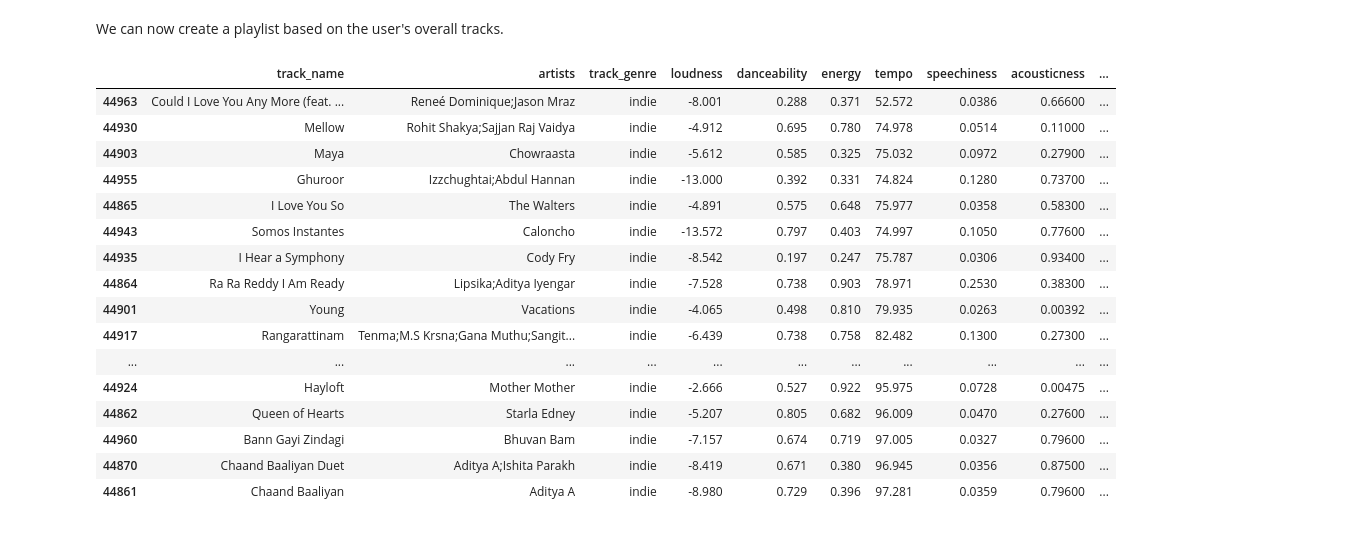
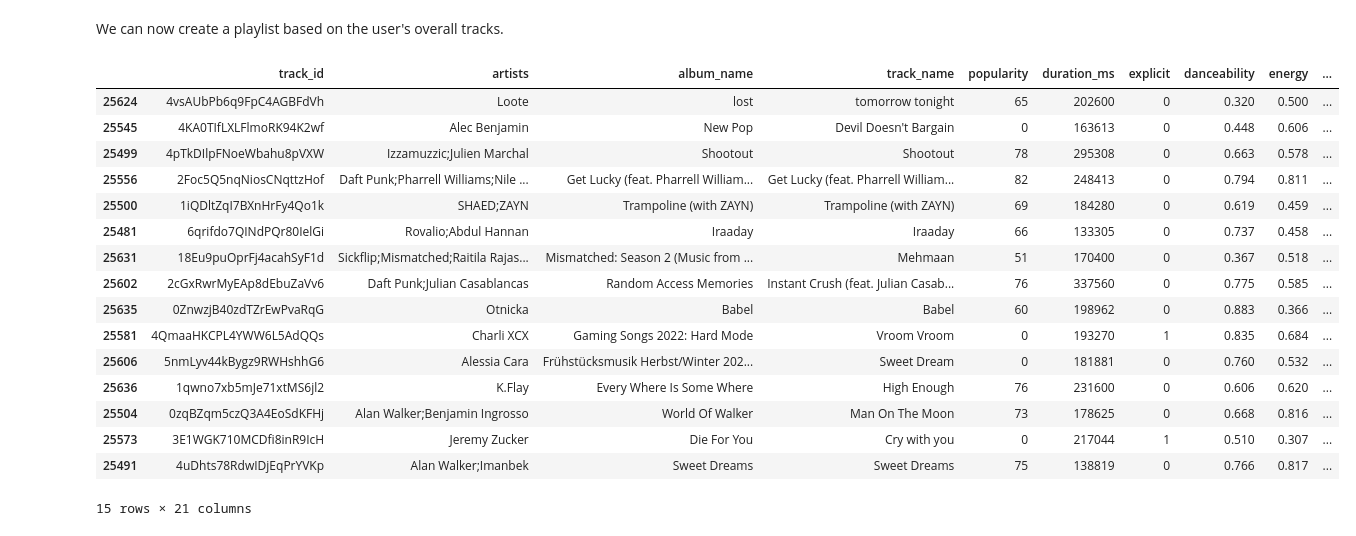
Before and after one commit to avajts/pic16b_project, a Jupyter notebook: music_rec.ipynb, the cells around one changed output. Cells and saved outputs as stored; diff of their text form; code cells hidden in the pictures.

Commit message:
Updated recommendation system
-Added playlist-based song recommendation system (doesn't need to be implemented to UI just for testing)
-Updated recommend_songs()

```diff
--- a/music_rec.ipynb
+++ b/music_rec.ipynb
@@ -166,10 +169,3 @@ df_users_PandT.head(10)
 | 7 | 1rHNyjILyZMYPqtUBrK6aa | Another Indie Playlist | skeletongurlgame | Ava.jts | 1rHNyjILyZMYPqtUBrK6aa | 40iocOzytrqaRn5RbGPDNp | 0.0 | 4uNgt1uQs6wZRm4giB3shX | ... |
 | 8 | 1rHNyjILyZMYPqtUBrK6aa | Another Indie Playlist | skeletongurlgame | Ava.jts | 1rHNyjILyZMYPqtUBrK6aa | 2RJfK2pOvGpnxC255YOy5k | 0.0 | 1c9Sx7XdXuMptGyfCB6hHs | ... |
 | 9 | 1rHNyjILyZMYPqtUBrK6aa | Another Indie Playlist | skeletongurlgame | Ava.jts | 1rHNyjILyZMYPqtUBrK6aa | 0w5Bdu51Ka25Pf3hojsKHh | 0.0 | 1c9Sx7XdXuMptGyfCB6hHs | ... |
-# %%
-scaler_test = StandardScaler()
-user_df[['track_genre_encoded', 'tempo', 'energy', 'liveness']] = scaler_test.fit_transform(user_df[['track_genre_encoded', 'tempo', 'energy', 'liveness']])
-
-# Create a NearestNeighbors model
-knn_model = NearestNeighbors(n_neighbors=5, algorithm='ball_tree') # Adjust n_neighbors (k)
-knn_model.fit(user_df[['track_genre_encoded', 'tempo', 'energy', 'liveness']])
@@ -276,37 +197,12 @@ df_five_songs.plot.scatter(x='liveness', y='energy', title='Song Genre Scatterpl
 ## Get Playlist Recommendation
 # %%
 # Select relevant numerical features from our user's songs
-features = ['danceability', 'energy', 'tempo', 'speechiness', 'acousticness', 'instrumentalness', 'valence', 'loudness']
+features = ['danceability', 'energy', 'tempo', 'speechiness', 'acousticness', 'instrumentalness', 'valence', 'loudness', ]
 df_users_filtered = user_df[features]
 # %%
 # Split data into train and test sets (80% train, 20% test)
 X_train, X_test, y_train, y_test = train_test_split(df_users_filtered, df_users_filtered, test_size=0.2, random_state=42)
 # %% [markdown]
 Want to fine tune the KNN model to ensure we are choosing the best parameters.
-# %%
-def tune_knn(X_train, X_test, k_values=range(1, 101)):
-    """ Function to find the best k value for KNN model
-    """
-    best_k = None
-    best_score = float('inf')  # Lower score is better
-    scores = []
-
-    for k in k_values:
-        knn = NearestNeighbors(n_neighbors=k, metric='euclidean')
-        knn.fit(X_train)
-
-        # Find distances to test points
-        distances, _ = knn.kneighbors(X_test, n_neighbors=k)
-
-        # Compute Mean Squared Error (MSE)
-        mse = np.mean(distances**2)
-        scores.append((k, mse))
-
-        # Track best k
-        if mse < best_score:
-            best_score = mse
-            best_k = k
-
-    return best_k, scores
 # %%
 # Find the best k value
@@ -331,7 +229,7 @@ There are possible signs of overfitting since the best n_neighbor is 1, and the
 # %%
 # Fit k-NN model with 7 features
 knn = NearestNeighbors(n_neighbors=best_k, metric='euclidean')
-knn.fit(df_users_filtered[features])
+knn.fit(df_users_filtered)
 # %% [output]
 NearestNeighbors(metric='euclidean', n_neighbors=1)
 # %% [markdown]
@@ -384,24 +301,24 @@ def recommend_songs(user_songs, genre=None, n=30):
 # %%
 
-recommendations = recommend_songs(df_users_filtered, genre='indie')
+recommendations = recommend_songs(user_df, genre='electro', n=15)
 recommendations
 # %% [output]
-|  | track_name | artists | track_genre | loudness | danceability | energy | tempo | speechiness | acousticness | ... |
-| 44963 | Could I Love You Any More (feat. ... | Reneé Dominique;Jason Mraz | indie | -8.001 | 0.288 | 0.371 | 52.572 | 0.0386 | 0.66600 | ... |
-| 44930 | Mellow | Rohit Shakya;Sajjan Raj Vaidya | indie | -4.912 | 0.695 | 0.780 | 74.978 | 0.0514 | 0.11000 | ... |
-| 44903 | Maya | Chowraasta | indie | -5.612 | 0.585 | 0.325 | 75.032 | 0.0972 | 0.27900 | ... |
-| 44955 | Ghuroor | Izzchughtai;Abdul Hannan | indie | -13.000 | 0.392 | 0.331 | 74.824 | 0.1280 | 0.73700 | ... |
-| 44865 | I Love You So | The Walters | indie | -4.891 | 0.575 | 0.648 | 75.977 | 0.0358 | 0.58300 | ... |
-| 44943 | Somos Instantes | Caloncho | indie | -13.572 | 0.797 | 0.403 | 74.997 | 0.1050 | 0.77600 | ... |
-| 44935 | I Hear a Symphony | Cody Fry | indie | -8.542 | 0.197 | 0.247 | 75.787 | 0.0306 | 0.93400 | ... |
-| 44864 | Ra Ra Reddy I Am Ready | Lipsika;Aditya Iyengar | indie | -7.528 | 0.738 | 0.903 | 78.971 | 0.2530 | 0.38300 | ... |
-| 44901 | Young | Vacations | indie | -4.065 | 0.498 | 0.810 | 79.935 | 0.0263 | 0.00392 | ... |
-| 44917 | Rangarattinam | Tenma;M.S Krsna;Gana Muthu;Sangit... | indie | -6.439 | 0.738 | 0.758 | 82.482 | 0.1300 | 0.27300 | ... |
-| ... | ... | ... | ... | ... | ... | ... | ... | ... | ... | ... |
-| 44924 | Hayloft | Mother Mother | indie | -2.666 | 0.527 | 0.922 | 95.975 | 0.0728 | 0.00475 | ... |
-| 44862 | Queen of Hearts | Starla Edney | indie | -5.207 | 0.805 | 0.682 | 96.009 | 0.0470 | 0.27600 | ... |
-| 44960 | Bann Gayi Zindagi | Bhuvan Bam | indie | -7.157 | 0.674 | 0.719 | 97.005 | 0.0327 | 0.79600 | ... |
-| 44870 | Chaand Baaliyan Duet | Aditya A;Ishita Parakh | indie | -8.419 | 0.671 | 0.380 | 96.945 | 0.0356 | 0.87500 | ... |
-| 44861 | Chaand Baaliyan | Aditya A | indie | -8.980 | 0.729 | 0.396 | 97.281 | 0.0359 | 0.79600 | ... |
+|  | track_id | artists | album_name | track_name | popularity | duration_ms | explicit | danceability | energy | ... |
+| 25624 | 4vsAUbPb6q9FpC4AGBFdVh | Loote | lost | tomorrow tonight | 65 | 202600 | 0 | 0.320 | 0.500 | ... |
+| 25545 | 4KA0TIfLXLFlmoRK94K2wf | Alec Benjamin | New Pop | Devil Doesn't Bargain | 0 | 163613 | 0 | 0.448 | 0.606 | ... |
+| 25499 | 4pTkDIlpFNoeWbahu8pVXW | Izzamuzzic;Julien Marchal | Shootout | Shootout | 78 | 295308 | 0 | 0.663 | 0.578 | ... |
+| 25556 | 2Foc5Q5nqNiosCNqttzHof | Daft Punk;Pharrell Williams;Nile ... | Get Lucky (feat. Pharrell William... | Get Lucky (feat. Pharrell William... | 82 | 248413 | 0 | 0.794 | 0.811 | ... |
+| 25500 | 1iQDltZqI7BXnHrFy4Qo1k | SHAED;ZAYN | Trampoline (with ZAYN) | Trampoline (with ZAYN) | 69 | 184280 | 0 | 0.619 | 0.459 | ... |
+| 25481 | 6qrifdo7QINdPQr80IelGi | Rovalio;Abdul Hannan | Iraaday | Iraaday | 66 | 133305 | 0 | 0.737 | 0.458 | ... |
+| 25631 | 18Eu9puOprFj4acahSyF1d | Sickflip;Mismatched;Raitila Rajas... | Mismatched: Season 2 (Music from ... | Mehmaan | 51 | 170400 | 0 | 0.367 | 0.518 | ... |
+| 25602 | 2cGxRwrMyEAp8dEbuZaVv6 | Daft Punk;Julian Casablancas | Random Access Memories | Instant Crush (feat. Julian Casab... | 76 | 337560 | 0 | 0.775 | 0.585 | ... |
+| 25635 | 0ZnwzjB40zdTZrEwPvaRqG | Otnicka | Babel | Babel | 60 | 198962 | 0 | 0.883 | 0.366 | ... |
+| 25581 | 4QmaaHKCPL4YWW6L5AdQQs | Charli XCX | Gaming Songs 2022: Hard Mode | Vroom Vroom | 0 | 193270 | 1 | 0.835 | 0.684 | ... |
+| 25606 | 5nmLyv44kBygz9RWHshhG6 | Alessia Cara | Frühstücksmusik Herbst/Winter 202... | Sweet Dream | 0 | 181881 | 0 | 0.760 | 0.532 | ... |
+| 25636 | 1qwno7xb5mJe71xtMS6jl2 | K.Flay | Every Where Is Some Where | High Enough | 76 | 231600 | 0 | 0.606 | 0.620 | ... |
+| 25504 | 0zqBZqm5czQ3A4EoSdKFHj | Alan Walker;Benjamin Ingrosso | World Of Walker | Man On The Moon | 73 | 178625 | 0 | 0.668 | 0.816 | ... |
+| 25573 | 3E1WGK710MCDfi8inR9IcH | Jeremy Zucker | Die For You | Cry with you | 0 | 217044 | 1 | 0.510 | 0.307 | ... |
+| 25491 | 4uDhts78RdwIDjEqPrYVKp | Alan Walker;Imanbek | Sweet Dreams | Sweet Dreams | 75 | 138819 | 0 | 0.766 | 0.817 | ... |
+15 rows × 21 columns
 # %%
 from music_rec import recommend_songs
```
Also changed, not shown: parts of 21 cells of this notebook, 1 other file.
